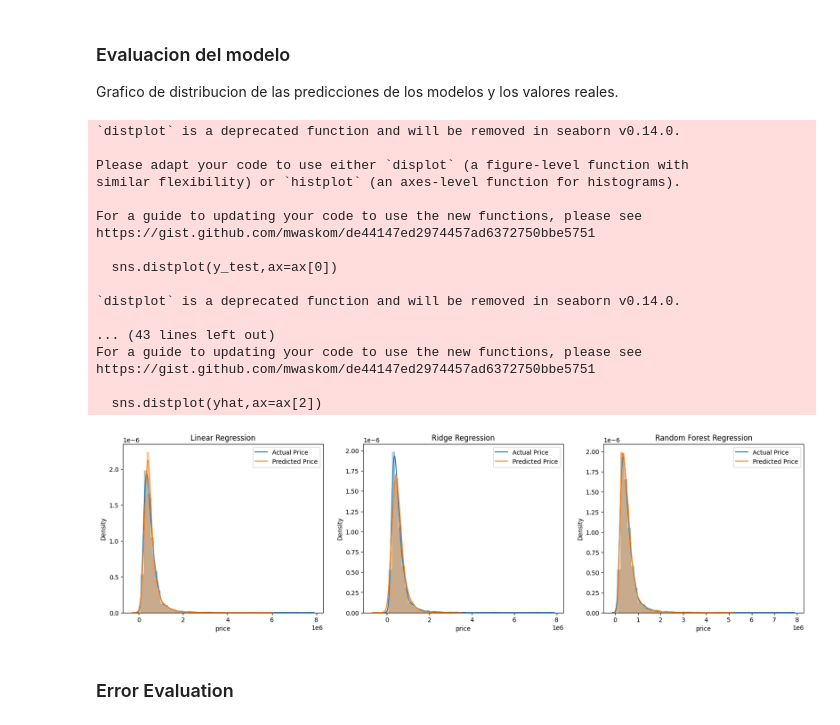
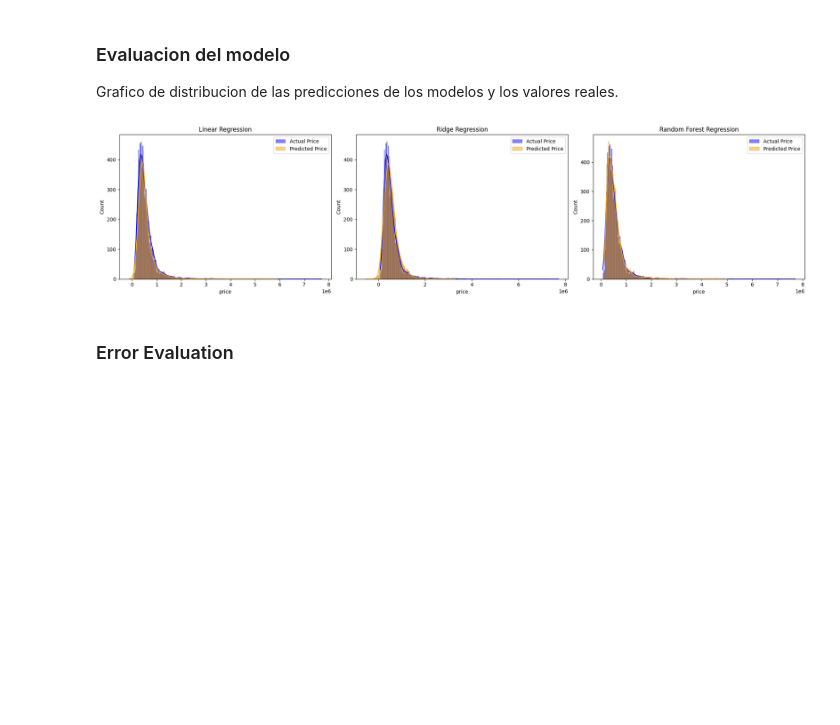
Before and after one commit to FChavezDev/Houses, a Jupyter notebook: houses.ipynb, the cells around one changed output. Saved outputs shown, nothing was run; the diff lists cells and outputs as text; code cells hidden in the pictures; blank space fills up the shorter version.

```diff
--- a/houses.ipynb
+++ b/houses.ipynb
@@ -306,42 +306,34 @@ r2_score(y_test,yhat)
 
 Grafico de distribucion de las predicciones de los modelos y los valores reales.
 # %%
-# displot of the actual price and predicted price for all models
-fig, ax = plt.subplots(1,3,figsize=(20,5))
-sns.distplot(y_test,ax=ax[0])
-sns.distplot(pipe_pred,ax=ax[0])
-sns.distplot(y_test,ax=ax[1])
-sns.distplot(r_pred,ax=ax[1])
-sns.distplot(y_test,ax=ax[2])
-sns.distplot(yhat,ax=ax[2])
-# legends
-ax[0].legend(['Actual Price','Predicted Price'])
-ax[1].legend(['Actual Price','Predicted Price'])
-ax[2].legend(['Actual Price','Predicted Price'])
-#model name as title
+# Histogramas del precio real y predicho para todos los modelos
+fig, ax = plt.subplots(1, 3, figsize=(20, 5))
+
+# Linear Regression
+sns.histplot(y_test, ax=ax[0], kde=True, color='blue', label='Actual Price')
+sns.histplot(pipe_pred, ax=ax[0], kde=True, color='orange', label='Predicted Price')
+
+# Ridge Regression
+sns.histplot(y_test, ax=ax[1], kde=True, color='blue', label='Actual Price')
+sns.histplot(r_pred, ax=ax[1], kde=True, color='orange', label='Predicted Price')
+
+# Random Forest Regression
+sns.histplot(y_test, ax=ax[2], kde=True, color='blue', label='Actual Price')
+sns.histplot(yhat, ax=ax[2], kde=True, color='orange', label='Predicted Price')
+
+# Leyendas y títulos
+ax[0].legend()
+ax[1].legend()
+ax[2].legend()
+
 ax[0].set_title('Linear Regression')
 ax[1].set_title('Ridge Regression')
 ax[2].set_title('Random Forest Regression')
+
+plt.tight_layout()
 plt.show()
 # %% [output]
-`distplot` is a deprecated function and will be removed in seaborn v0.14.0.
-
-Please adapt your code to use either `displot` (a figure-level function with
-similar flexibility) or `histplot` (an axes-level function for histograms).
-
-For a guide to updating your code to use the new functions, please see
-https://gist.github.com/mwaskom/de44147ed2974457ad6372750bbe5751
-
-  sns.distplot(y_test,ax=ax[0])
-
-`distplot` is a deprecated function and will be removed in seaborn v0.14.0.
-
-... (43 lines left out)
-For a guide to updating your code to use the new functions, please see
-https://gist.github.com/mwaskom/de44147ed2974457ad6372750bbe5751
-
-  sns.distplot(yhat,ax=ax[2])
-[figure, old version]
+[figure, new version]
 # %% [markdown]
 ### Error Evaluation
 # %%
```
Also changed, not shown: parts of 2 cells of this notebook, 1 other file.
